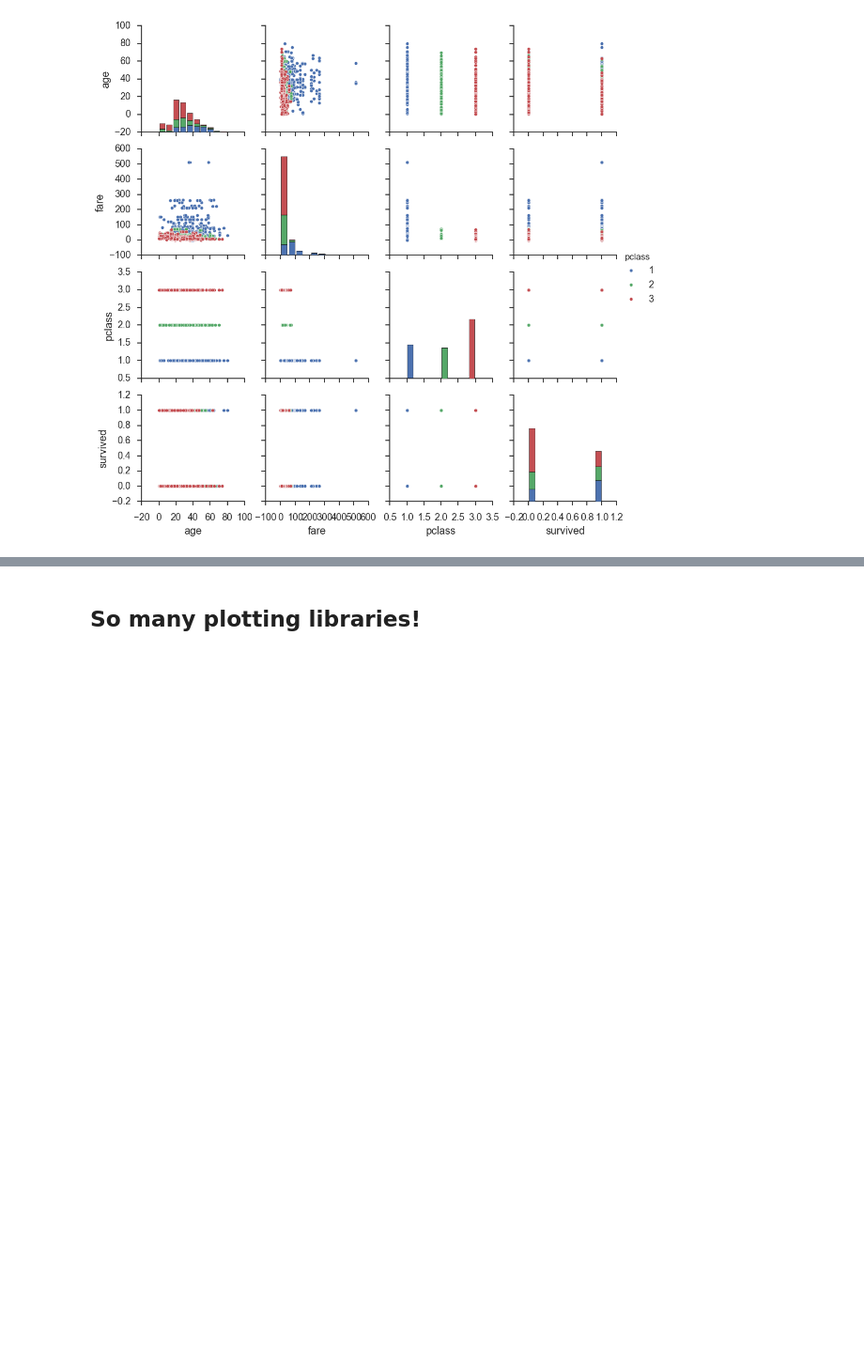
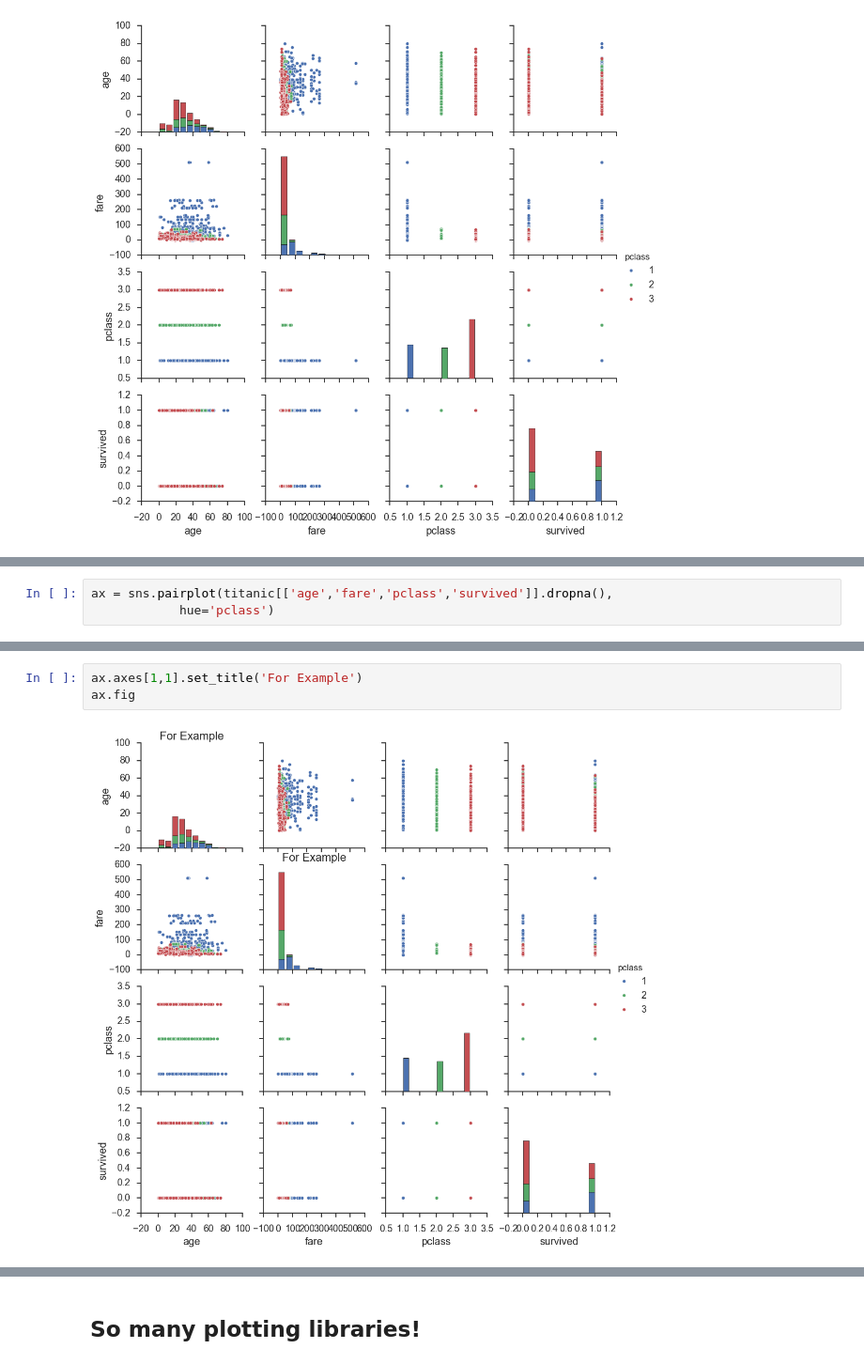
Before and after one commit to ihmeuw/ihme-python-course, a Jupyter notebook: Lecture 6/Lecture 6 - Plotting (Complete).ipynb, the cells around one changed output, grey strips where cells are left out. Shown at 94% size. Saved outputs shown, nothing was run; the diff lists cells and outputs as text; blank space fills up the shorter version.

```diff
--- a/Lecture 6/Lecture 6 - Plotting (Complete).ipynb
+++ b/Lecture 6/Lecture 6 - Plotting (Complete).ipynb
@@ -473,0 +476,3 @@ sns.pairplot(titanic[['age','fare','pclass','survived']].dropna(),
+# %%
+ax = sns.pairplot(titanic[['age','fare','pclass','survived']].dropna(),
+            hue='pclass')
@@ -473,0 +500,5 @@ sns.pairplot(titanic[['age','fare','pclass','survived']].dropna(),
+# %%
+ax.axes[1,1].set_title('For Example')
+ax.fig
+# %% [output]
+[figure, added]
```
Also changed, not shown: parts of 10 cells of this notebook.
